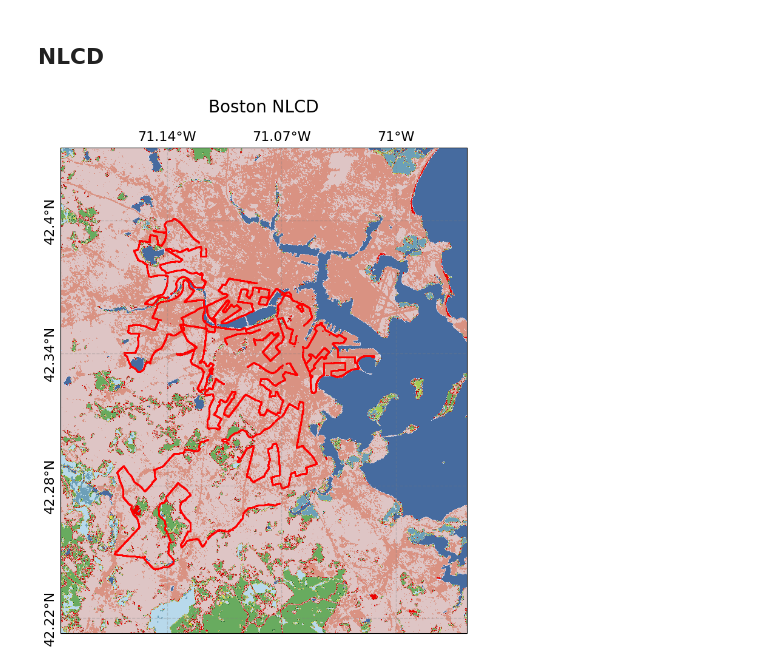
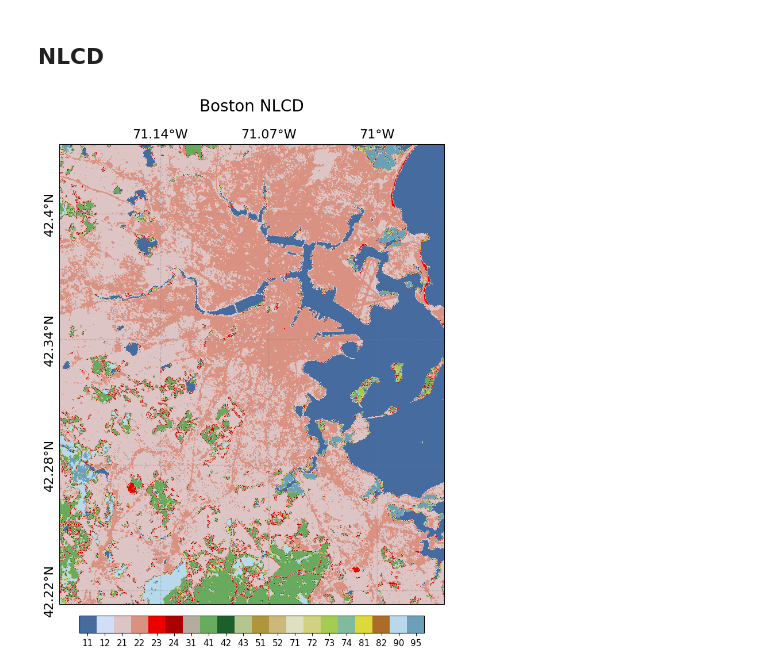
Before and after one commit to edrian-liao/uhi-causal-model, a Jupyter notebook: notebooks/data_vis.ipynb, the cells around one changed output. Drawn from its saved outputs; the diff is of its cells as text; code cells hidden in the pictures.

Commit message:
added cbar for nlcd

```diff
--- a/notebooks/data_vis.ipynb
+++ b/notebooks/data_vis.ipynb
@@ -174,33 +174,42 @@ value_color_mapping = {
     23: '#eb0000',
     24: '#ab0000',
     31: '#b3ac9f',
     41: '#68ab5f',
     42: '#1c5f2c',
     43: '#b5c58f',
     51: '#af963c',
     52: '#ccb879',
     71: '#dfdfc2',
     72: '#d1d182',
     73: '#a3cc51',
     74: '#82ba9e',
     81: '#dcd939',
     82: '#ab6c28',
     90: '#b8d9eb',
     95: '#6c9fb8'
 }
 
 # Create the custom colormap
 nlcd_cmap = ListedColormap([value_color_mapping[value] for value in sorted(value_color_mapping.keys())])
 
-plt.imshow(nlcd, extent=img_extent, cmap=nlcd_cmap)
+img = plt.imshow(nlcd, extent=img_extent, cmap=nlcd_cmap)
 # Plot the points on top
 temp = temp.to_crs(epsg=3857)
-plt.scatter(temp.geometry.x, temp.geometry.y, c='r', s=1)
+# plt.scatter(temp.geometry.x, temp.geometry.y, c='r', s=1)
+cbar_ax = fig.add_axes([0.20, 0.05, 0.6, 0.03])
+cbar = plt.colorbar(img, cax=cbar_ax, orientation='horizontal', pad=0.05, shrink=0.8, )
+
+tick_positions = np.linspace(13,93,20)
+tick_labels = [11, 12, 21, 22, 23, 24, 31, 41, 42, 43, 51, 52, 71, 72, 73, 74, 81, 82, 90, 95]
+
+cbar.set_ticks(tick_positions)
+cbar.set_ticklabels(tick_labels)
+cbar.ax.tick_params(labelsize=11)
 
 fig.suptitle('Boston NLCD', fontsize=20)
 
 
 plt.savefig('../figures/boston_nlcd.png', dpi=300, bbox_inches='tight')
 # plt.show()
 # %% [output]
-[figure, old version]
+[figure, new version]
```
